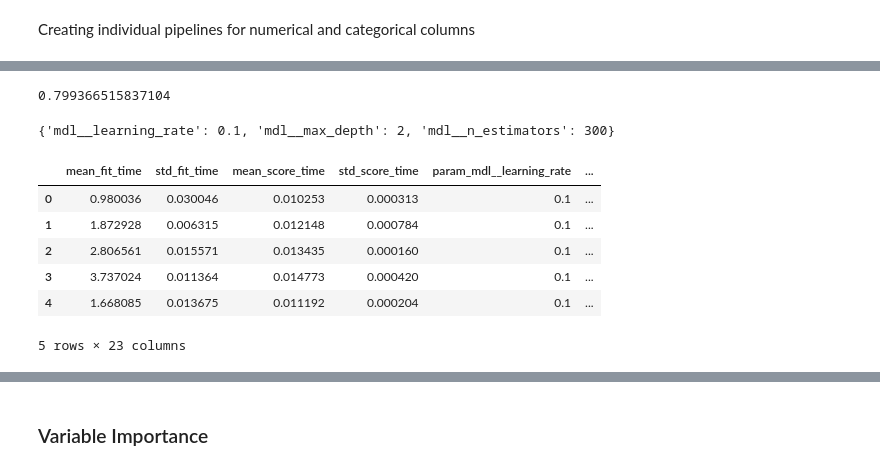
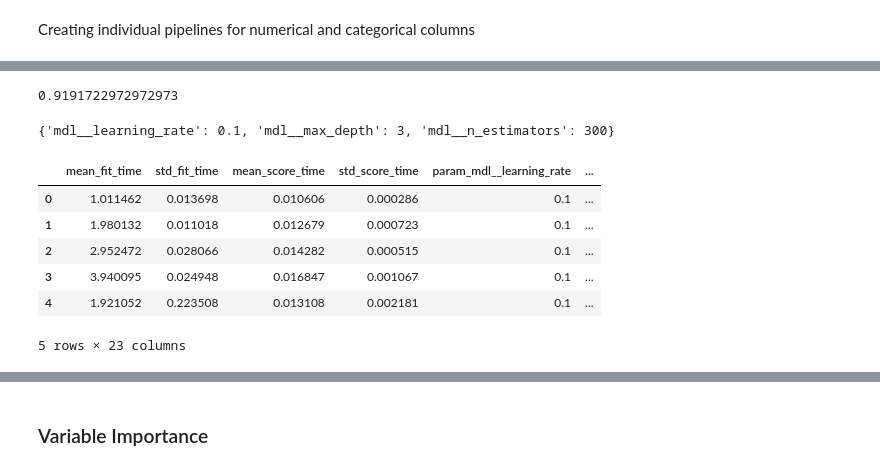
Before and after one commit to karelyrodri/Machine-Learning-CS5262-50, a Jupyter notebook: CS5262_50.ipynb, the cells around one changed output, grey strips where cells are left out. Saved outputs shown, nothing was run; the diff lists cells and outputs as text; code cells hidden in the pictures.

```diff
--- a/CS5262_50.ipynb
+++ b/CS5262_50.ipynb
@@ -242,7 +246,7 @@ Remove Credit_Risk predicted column Train/Test Split
 risk_col = 'Credit_Risk'
 display(data.describe())
 X_train, X_test, y_train, y_test = train_test_split(data.drop(columns=risk_col), data[risk_col],
-                                                   test_size=0.3, random_state=2345, stratify=data[risk_col])
+                                                   test_size=0.25, random_state=2345, stratify=data[risk_col])
 # %% [output]
 |  | Loan_Amount | Interest_Rate | Credit_Score | Annual_Income | Monthly_Debt | Credit_Cards_Balance | ... |
 | count | 1.578700e+04 | 15787.000000 | 15787.000000 | 15787.000000 | 15787.000000 | 15787.000000 | ... |
@@ -330,8 +344,6 @@ Pipeline(steps=[('preproc',
 # %%
 #hyperparameter tuning
-tuning_grid = {'mdl__learning_rate' : [0.1,1,10,50], 'mdl__max_depth': [1,2,3,4],
+tuning_grid = {'mdl__learning_rate' : [0.1,1,10], 'mdl__max_depth': [1,2,3],
                "mdl__n_estimators": [100, 200, 300, 400]}
 # GridSearchCV is used for cross-validation
-grid_search = GridSearchCV(pipe, param_grid = tuning_grid, cv = 5, return_train_score=True)
-
-grid_search.fit(X_train, y_train)
+GB_grid_search = GridSearchCV(pipe, param_grid = tuning_grid, cv = 5, return_train_score=True)
@@ -357,0 +350,2 @@ GridSearchCV(cv=5,
+# %%
+GB_grid_search.fit(X_train, y_train)
@@ -358,16 +372,16 @@ GridSearchCV(cv=5,
 # %%
-print(grid_search.best_score_)
-grid_search.best_params_
+print(GB_grid_search.best_score_)
+GB_grid_search.best_params_
 # %% [output]
-0.799366515837104
+0.9191722972972973
-{'mdl__learning_rate': 0.1, 'mdl__max_depth': 2, 'mdl__n_estimators': 300}
+{'mdl__learning_rate': 0.1, 'mdl__max_depth': 3, 'mdl__n_estimators': 300}
 # %%
-pd.DataFrame(grid_search.cv_results_).head()
+pd.DataFrame(GB_grid_search.cv_results_).head()
 # %% [output]
 |  | mean_fit_time | std_fit_time | mean_score_time | std_score_time | param_mdl__learning_rate | ... |
-| 0 | 0.980036 | 0.030046 | 0.010253 | 0.000313 | 0.1 | ... |
-| 1 | 1.872928 | 0.006315 | 0.012148 | 0.000784 | 0.1 | ... |
-| 2 | 2.806561 | 0.015571 | 0.013435 | 0.000160 | 0.1 | ... |
-| 3 | 3.737024 | 0.011364 | 0.014773 | 0.000420 | 0.1 | ... |
-| 4 | 1.668085 | 0.013675 | 0.011192 | 0.000204 | 0.1 | ... |
+| 0 | 1.011462 | 0.013698 | 0.010606 | 0.000286 | 0.1 | ... |
+| 1 | 1.980132 | 0.011018 | 0.012679 | 0.000723 | 0.1 | ... |
+| 2 | 2.952472 | 0.028066 | 0.014282 | 0.000515 | 0.1 | ... |
+| 3 | 3.940095 | 0.024948 | 0.016847 | 0.001067 | 0.1 | ... |
+| 4 | 1.921052 | 0.223508 | 0.013108 | 0.002181 | 0.1 | ... |
 5 rows × 23 columns
```
Also changed, not shown: parts of 64 cells of this notebook.
